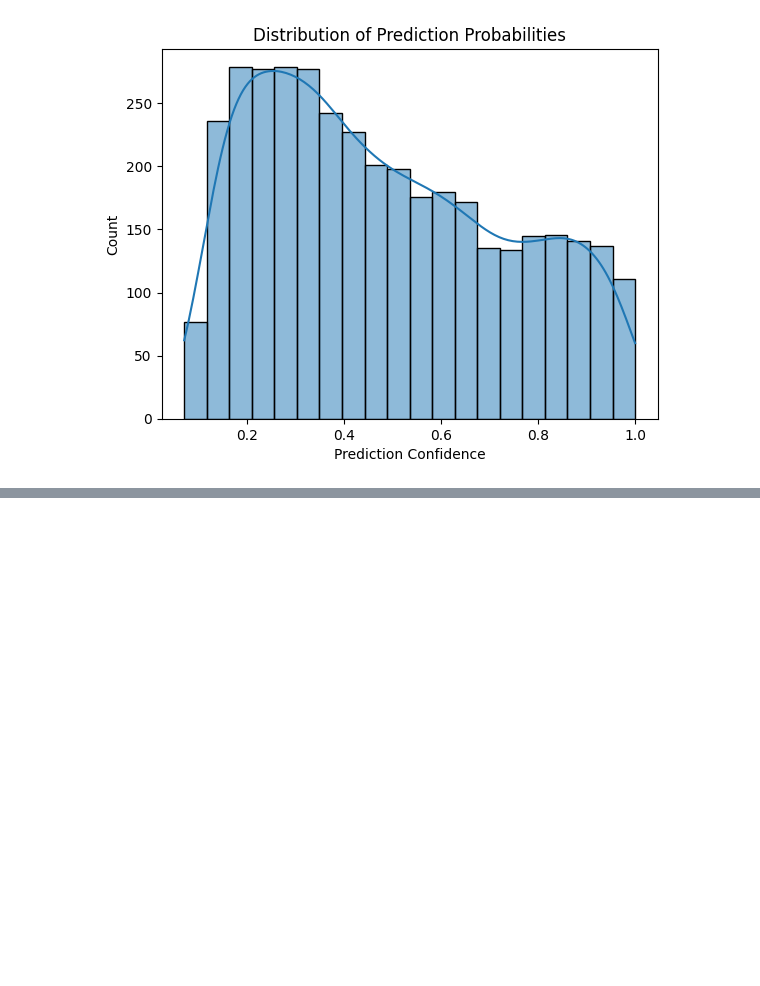
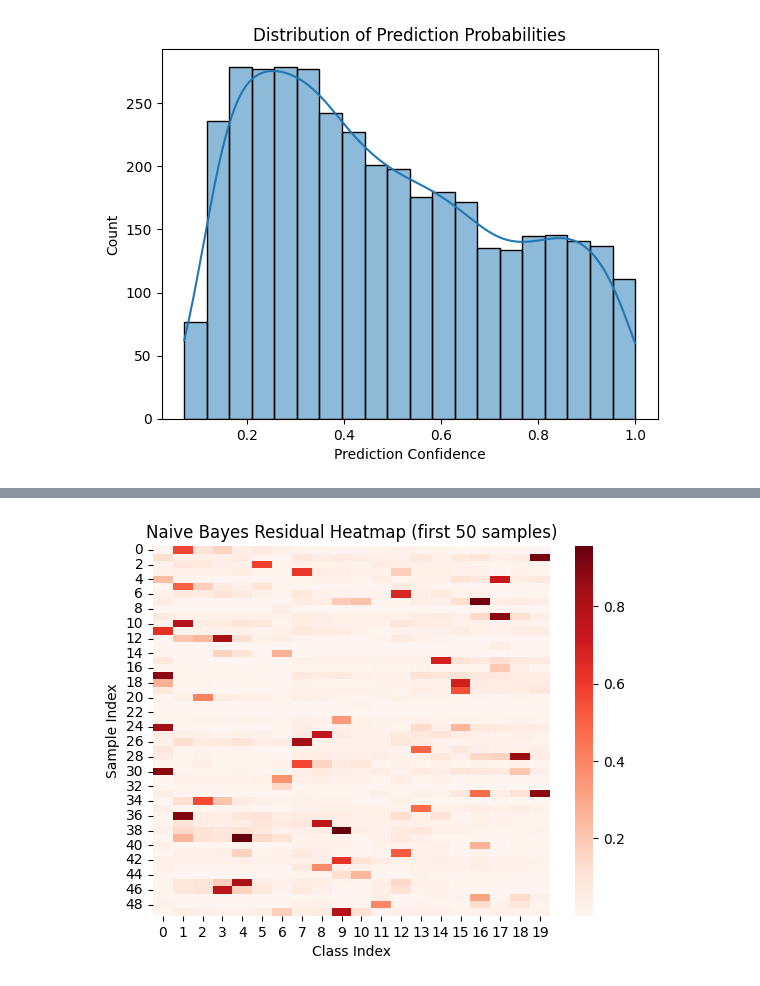
Before and after one commit to jblcky/document_classification, a Jupyter notebook: notebooks/naive.ipynb, the cells around one changed output, grey strips where cells are left out. Drawn from its saved outputs; the diff is of its cells as text; code cells hidden in the pictures; blank space fills up the shorter version.

```diff
--- a/notebooks/naive.ipynb
+++ b/notebooks/naive.ipynb
@@ -213,0 +286,8 @@ plt.show()
+# %%
+sns.heatmap(np.abs(residuals_nb[:50]), cmap='Reds', annot=False)
+plt.xlabel("Class Index")
+plt.ylabel("Sample Index")
+plt.title("Naive Bayes Residual Heatmap (first 50 samples)")
+plt.show()
+# %% [output]
+[figure, added]
```
Also changed, not shown: parts of 6 cells of this notebook, 4 other files.
